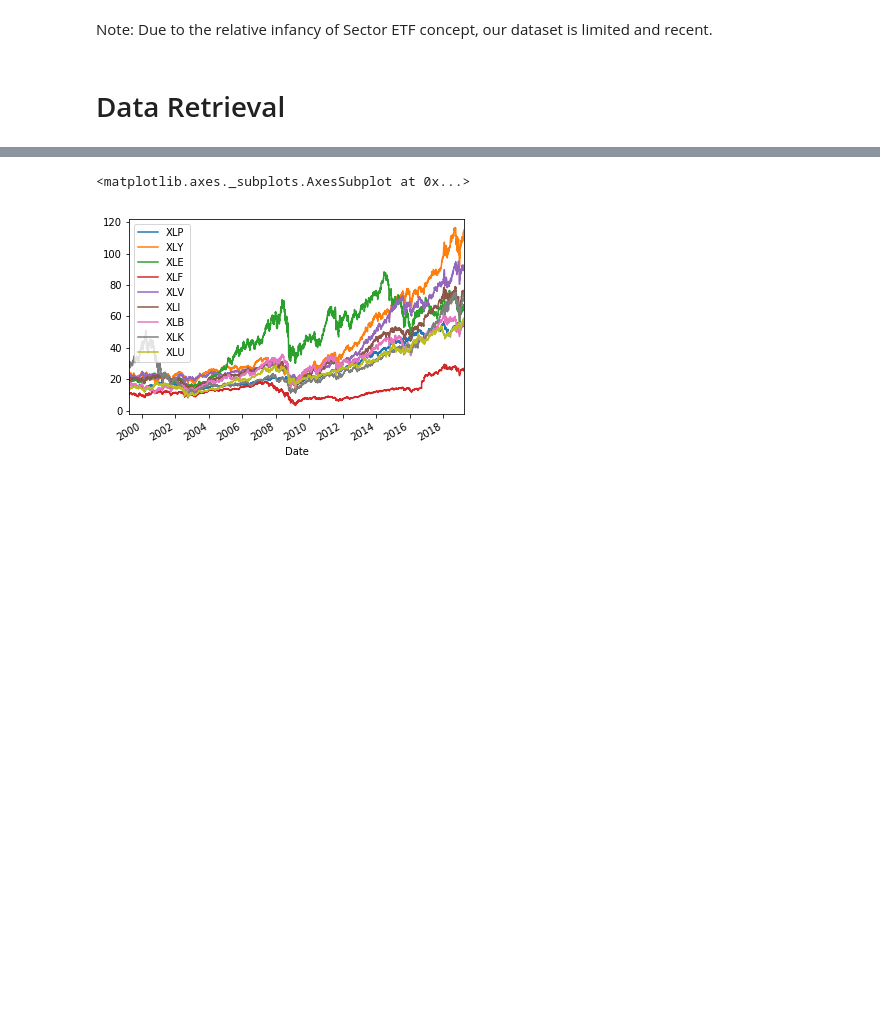
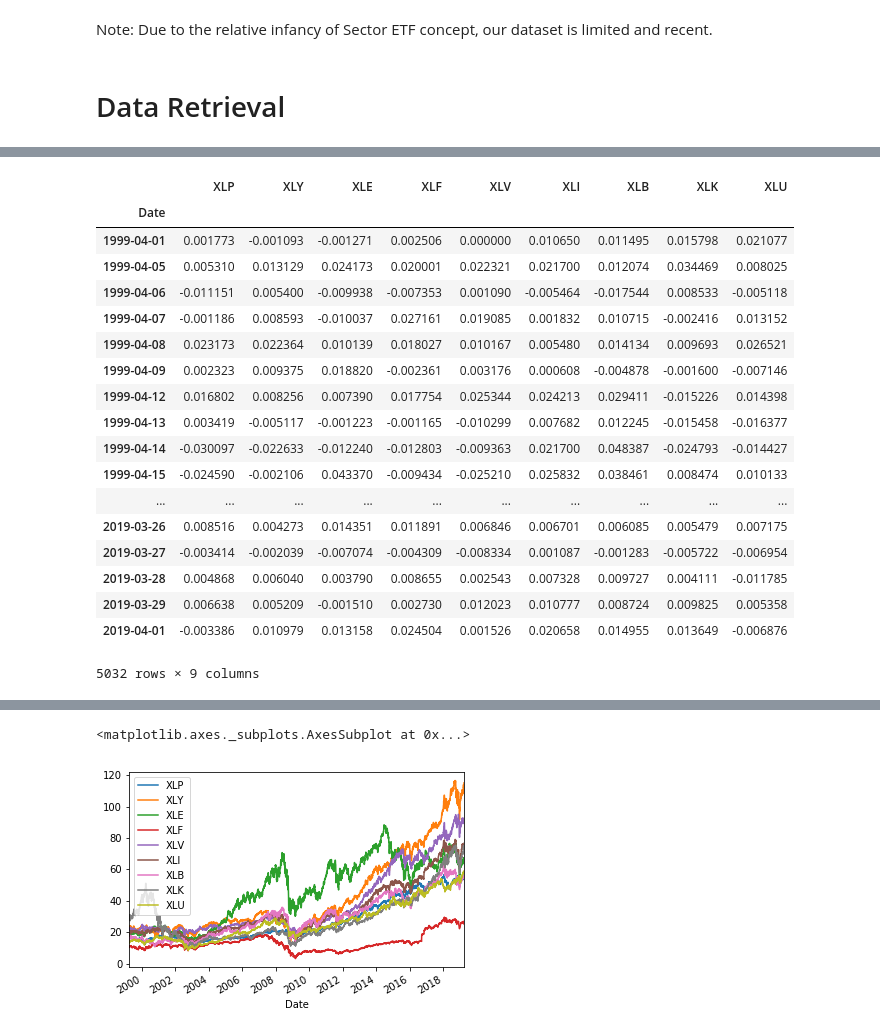
Before and after one commit to johann95ko/sector-etf-recommender, a Jupyter notebook: SectorRecommender.ipynb, the cells around one changed output, grey strips where cells are left out. Drawn from its saved outputs; the diff is of its cells as text; code cells hidden in the pictures; blank space fills up the shorter version.

```diff
--- a/SectorRecommender.ipynb
+++ b/SectorRecommender.ipynb
@@ -90,0 +118,22 @@ Date
+# %%
+returns
+# %% [output]
+|  | XLP | XLY | XLE | XLF | XLV | XLI | XLB | XLK | XLU |
+| Date |  |  |  |  |  |  |  |  |  |
+| 1999-04-01 | 0.001773 | -0.001093 | -0.001271 | 0.002506 | 0.000000 | 0.010650 | 0.011495 | 0.015798 | 0.021077 |
+| 1999-04-05 | 0.005310 | 0.013129 | 0.024173 | 0.020001 | 0.022321 | 0.021700 | 0.012074 | 0.034469 | 0.008025 |
+| 1999-04-06 | -0.011151 | 0.005400 | -0.009938 | -0.007353 | 0.001090 | -0.005464 | -0.017544 | 0.008533 | -0.005118 |
+| 1999-04-07 | -0.001186 | 0.008593 | -0.010037 | 0.027161 | 0.019085 | 0.001832 | 0.010715 | -0.002416 | 0.013152 |
+| 1999-04-08 | 0.023173 | 0.022364 | 0.010139 | 0.018027 | 0.010167 | 0.005480 | 0.014134 | 0.009693 | 0.026521 |
+| 1999-04-09 | 0.002323 | 0.009375 | 0.018820 | -0.002361 | 0.003176 | 0.000608 | -0.004878 | -0.001600 | -0.007146 |
+| 1999-04-12 | 0.016802 | 0.008256 | 0.007390 | 0.017754 | 0.025344 | 0.024213 | 0.029411 | -0.015226 | 0.014398 |
+| 1999-04-13 | 0.003419 | -0.005117 | -0.001223 | -0.001165 | -0.010299 | 0.007682 | 0.012245 | -0.015458 | -0.016377 |
+| 1999-04-14 | -0.030097 | -0.022633 | -0.012240 | -0.012803 | -0.009363 | 0.021700 | 0.048387 | -0.024793 | -0.014427 |
+| 1999-04-15 | -0.024590 | -0.002106 | 0.043370 | -0.009434 | -0.025210 | 0.025832 | 0.038461 | 0.008474 | 0.010133 |
+| ... | ... | ... | ... | ... | ... | ... | ... | ... | ... |
+| 2019-03-26 | 0.008516 | 0.004273 | 0.014351 | 0.011891 | 0.006846 | 0.006701 | 0.006085 | 0.005479 | 0.007175 |
+| 2019-03-27 | -0.003414 | -0.002039 | -0.007074 | -0.004309 | -0.008334 | 0.001087 | -0.001283 | -0.005722 | -0.006954 |
+| 2019-03-28 | 0.004868 | 0.006040 | 0.003790 | 0.008655 | 0.002543 | 0.007328 | 0.009727 | 0.004111 | -0.011785 |
+| 2019-03-29 | 0.006638 | 0.005209 | -0.001510 | 0.002730 | 0.012023 | 0.010777 | 0.008724 | 0.009825 | 0.005358 |
+| 2019-04-01 | -0.003386 | 0.010979 | 0.013158 | 0.024504 | 0.001526 | 0.020658 | 0.014955 | 0.013649 | -0.006876 |
+5032 rows × 9 columns
```
Also changed, not shown: parts of 43 cells of this notebook.
